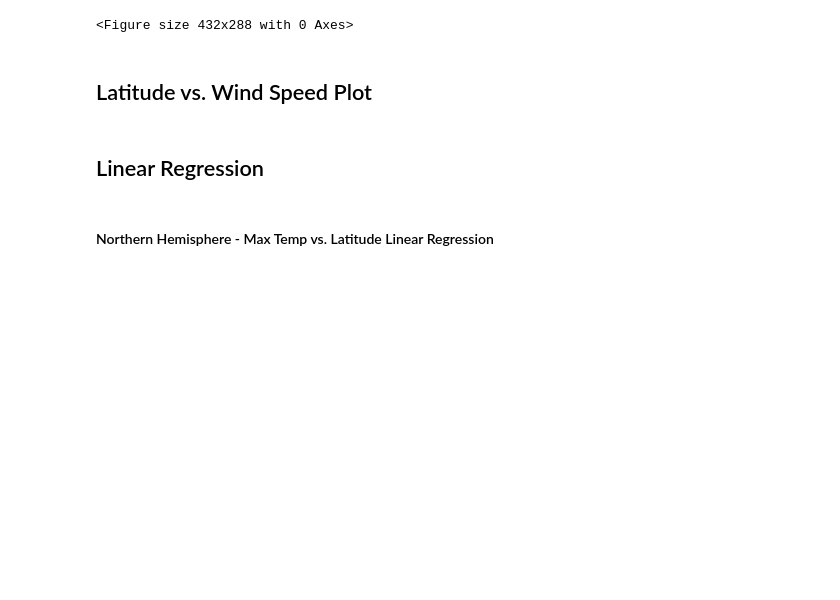
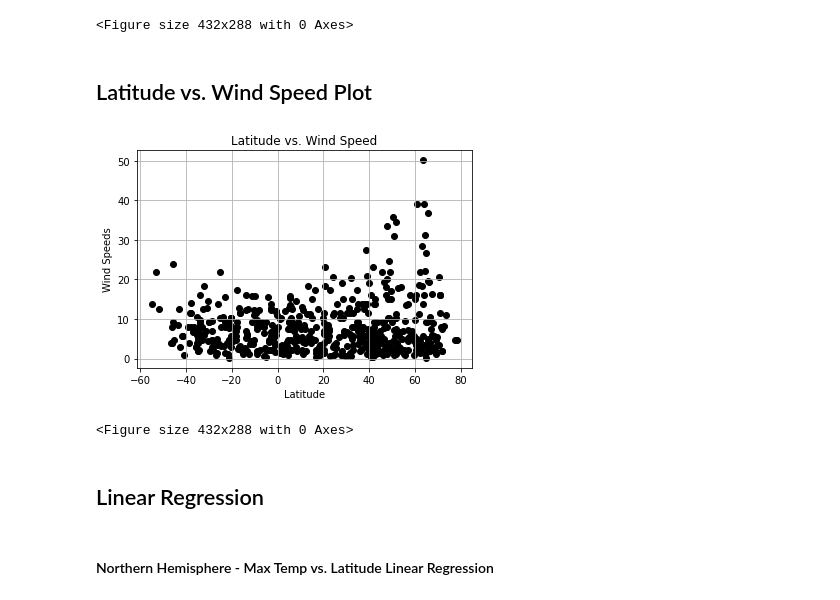
Before and after one commit to emersonmolett/python-api-challenge, a Jupyter notebook: WeatherPy/WeatherPy.ipynb, the cells around one changed output. Cells and saved outputs as stored; diff of their text form; code cells hidden in the pictures; blank space fills up the shorter version.

```diff
--- a/WeatherPy/WeatherPy.ipynb
+++ b/WeatherPy/WeatherPy.ipynb
@@ -248,12 +248,14 @@ plt.savefig("Lat_CLoudiness.png")
 # %%
 plt.scatter(city_dataframe["Lat"], city_dataframe["Wind Speed"], marker = "o", color = "black", edgecolor = "black")
 plt.grid()
 plt.xlabel("Latitude")
 plt.ylabel("Wind Speeds")
 plt.title("Latitude vs. Wind Speed")
-plt.show
-
-## need to save to .pngs
+plt.show()
+plt.savefig("Lat_Wind.png")
+# %% [output]
+[figure, added]
+<Figure size 432x288 with 0 Axes>
 # %% [markdown]
 ## Linear Regression
 # %%
```
Also changed, not shown: parts of 3 cells of this notebook, 7 other files.
